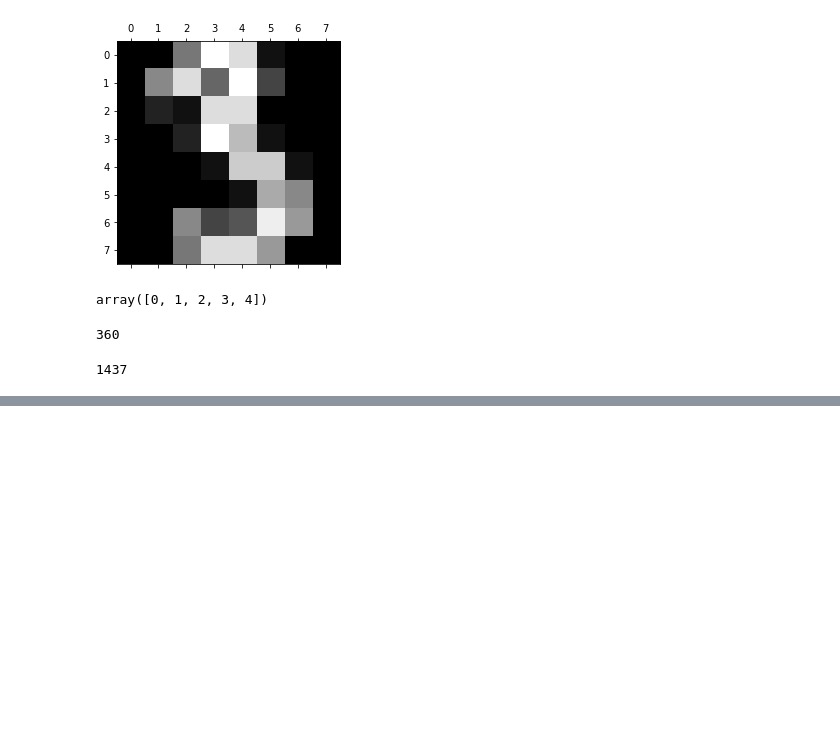
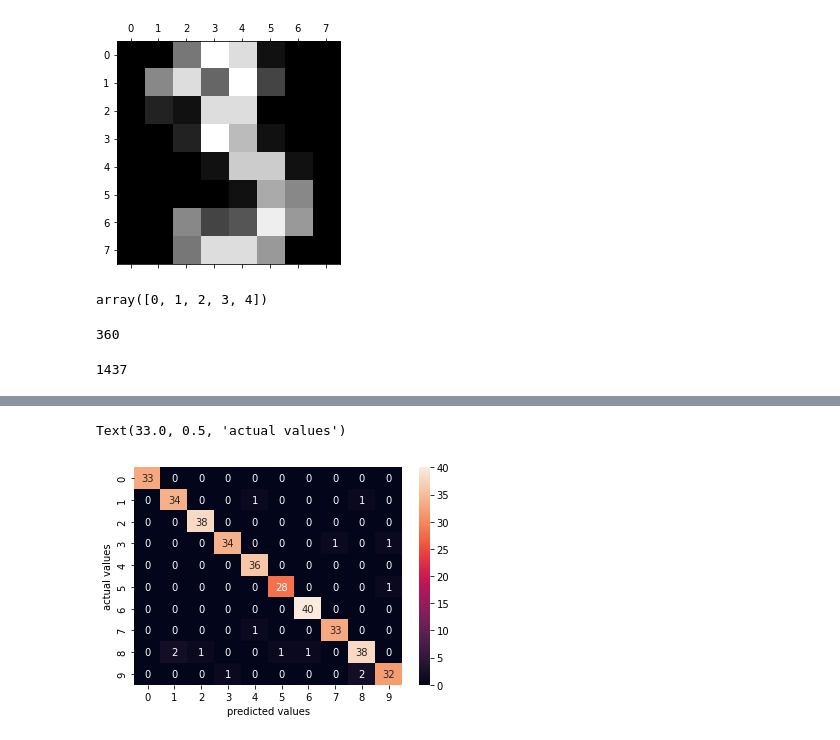
Before and after one commit to Gunjaan/DataScience-ML, a Jupyter notebook: logisticRegression(multiclassClassification).ipynb, the cells around one changed output, grey strips where cells are left out. Cells and saved outputs as stored; diff of their text form; code cells hidden in the pictures; blank space fills up the shorter version.

```diff
--- a/logisticRegression(multiclassClassification).ipynb
+++ b/logisticRegression(multiclassClassification).ipynb
@@ -52,7 +52,7 @@ len(xTrain)
 # %% [output]
 1437
 # %%
-from sklearn.linear_model import LinearRegression
-TrainingModel = LinearRegression()
+from sklearn.linear_model import LogisticRegression
+TrainingModel = LogisticRegression()
 TrainingModel.fit(xTrain, yTrain) # xTrain= data used for training; yTrain= expected output
 # %% [output]
@@ -65,0 +90,7 @@ Accuracy of the model:
+# %%
+# To know where your model does not work:
+yPredicted = TrainingModel.predict(xTest)
+from sklearn.metrics import confusion_matrix
+
+cm= confusion_matrix(yTest, yPredicted)
+cm
@@ -65,0 +108,11 @@ Accuracy of the model:
+# %%
+import seaborn as sb
+plt.figure()
+sb.heatmap(cm, annot=True)
+plt.xlabel("predicted values")
+plt.ylabel("actual values")
+
+# all the non-diagonal elements except for the ones which show 0, are the wrong predictions.
+# %% [output]
+Text(33.0, 0.5, 'actual values')
+[figure, added]
```
Also changed, not shown: parts of 7 cells of this notebook.
